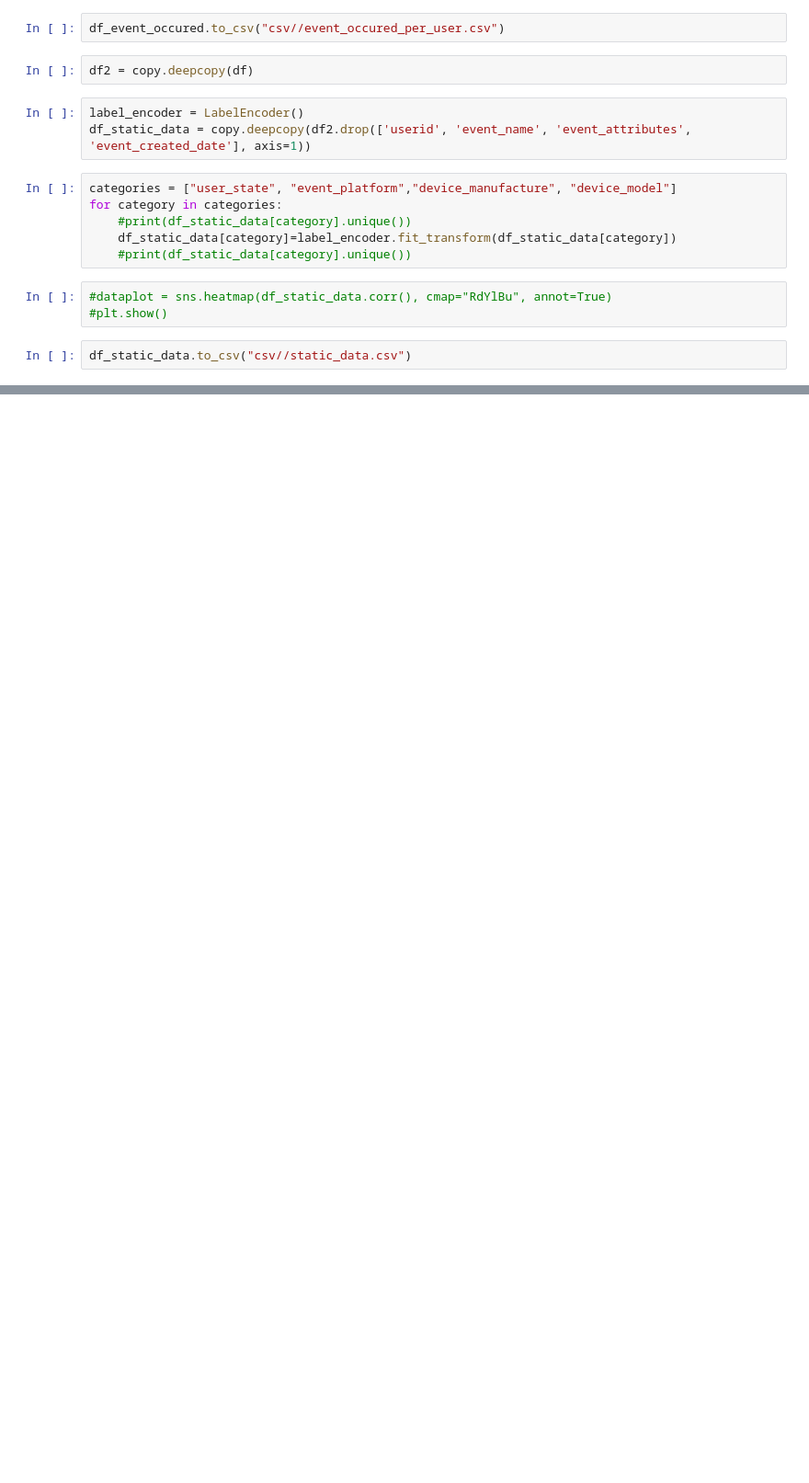
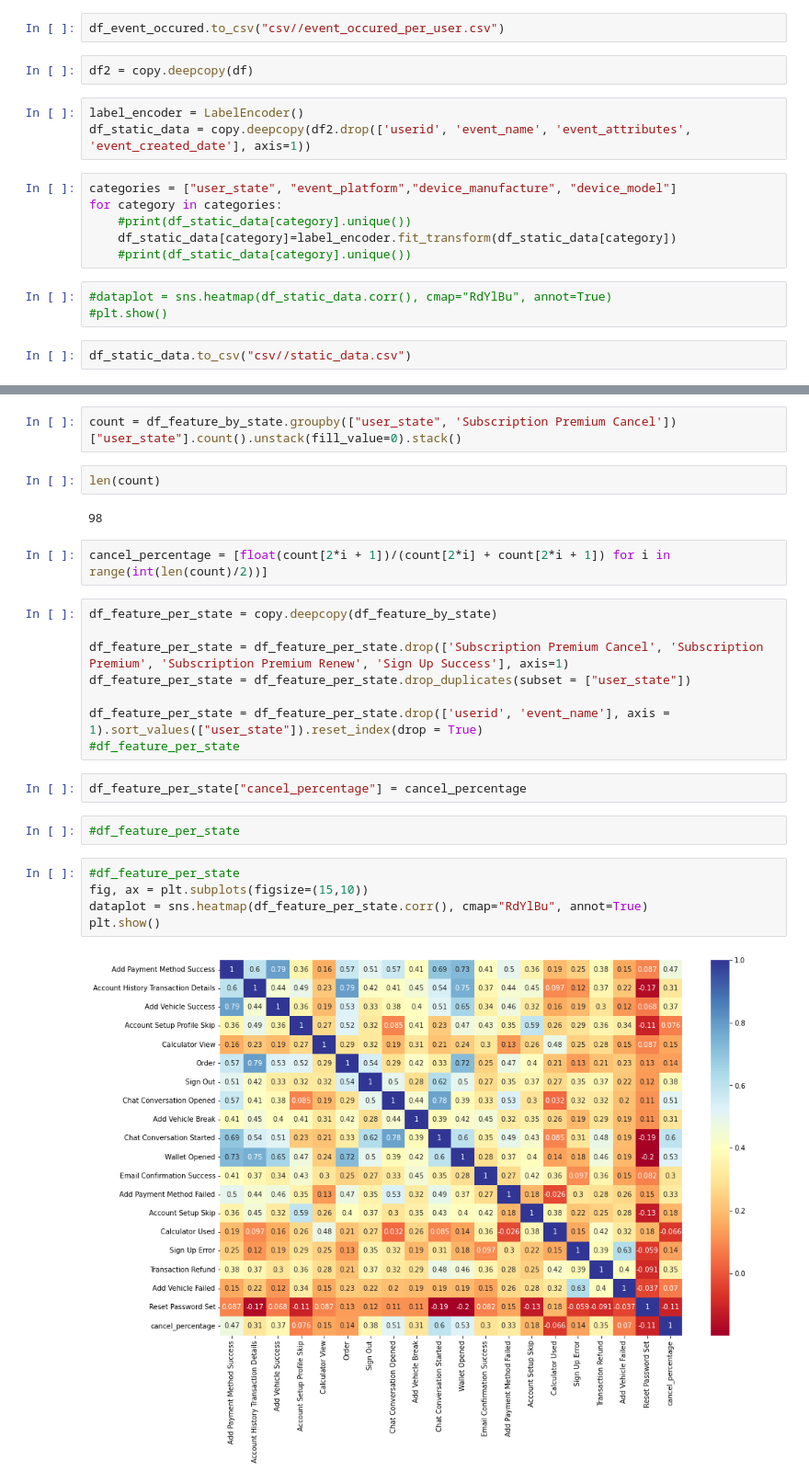
Before and after one commit to ZheZheDoshka/int20h_cryptomonks, a Jupyter notebook: preprocessing.ipynb, the cells around one changed output, grey strips where cells are left out. Shown at 92% size. Saved outputs shown, nothing was run; the diff lists cells and outputs as text; blank space fills up the shorter version.

Commit message:
some visualisation + a lot of correlation search (not organized)

```diff
--- a/preprocessing.ipynb
+++ b/preprocessing.ipynb
@@ -161,0 +221,27 @@ df_static_data.to_csv("csv//static_data.csv")
+# %%
+count = df_feature_by_state.groupby(["user_state", 'Subscription Premium Cancel'])["user_state"].count().unstack(fill_value=0).stack()
+# %%
+len(count)
+# %% [output]
+98
+# %%
+cancel_percentage = [float(count[2*i + 1])/(count[2*i] + count[2*i + 1]) for i in range(int(len(count)/2))]
+# %%
+df_feature_per_state = copy.deepcopy(df_feature_by_state)
+
+df_feature_per_state = df_feature_per_state.drop(['Subscription Premium Cancel', 'Subscription Premium', 'Subscription Premium Renew', 'Sign Up Success'], axis=1)
+df_feature_per_state = df_feature_per_state.drop_duplicates(subset = ["user_state"])
+
+df_feature_per_state = df_feature_per_state.drop(['userid', 'event_name'], axis = 1).sort_values(["user_state"]).reset_index(drop = True)
+#df_feature_per_state
+# %%
+df_feature_per_state["cancel_percentage"] = cancel_percentage
+# %%
+#df_feature_per_state
+# %%
+#df_feature_per_state
+fig, ax = plt.subplots(figsize=(15,10))
+dataplot = sns.heatmap(df_feature_per_state.corr(), cmap="RdYlBu", annot=True)
+plt.show()
+# %% [output]
+[figure, added]
```
Also changed, not shown: parts of 25 cells of this notebook, 9 other files.
